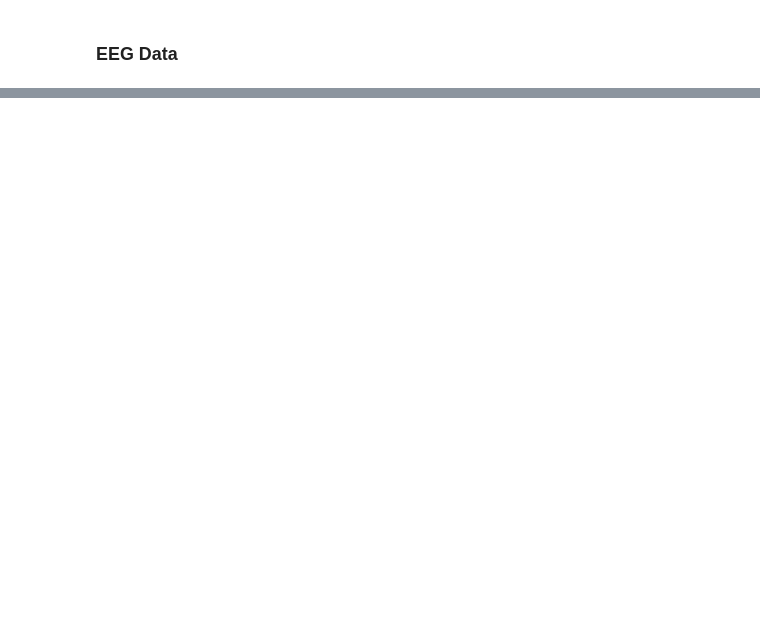
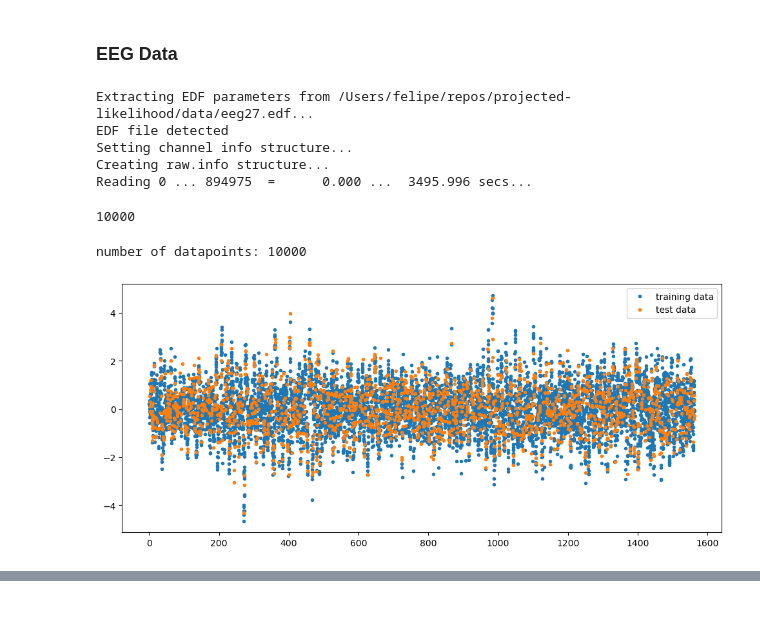
Before and after one commit to felipe-tobar/projected-likelihood, a Jupyter notebook: Experiment 3.ipynb, the cells around one changed output, grey strips where cells are left out. Saved outputs shown, nothing was run; the diff lists cells and outputs as text; code cells hidden in the pictures; blank space fills up the shorter version.

```diff
--- a/Experiment 3.ipynb
+++ b/Experiment 3.ipynb
@@ -209,34 +244,58 @@ df = pd.DataFrame(data.T, columns=channel_names)
 df["Time"] = times
 
 # random indices
-idx = np.random.choice(400000, size=4000)
+idx = np.random.choice(400000, size=10000)
 idx.sort()
 
 # use random channel and scale it
 X = df['Time'].to_numpy()[idx]
 y = 1e5*df["EEG F3-Ref"].to_numpy()[idx]
+# %% [output]
+Extracting EDF parameters from /Users/felipe/repos/projected-likelihood/data/eeg27.edf...
+EDF file detected
+Setting channel info structure...
+Creating raw.info structure...
+Reading 0 ... 894975  =      0.000 ...  3495.996 secs...
+# %%
+y_data.shape[0]
+# %% [output]
+10000
 # %%
 X_data = torch.from_numpy(X).unsqueeze(1)
 y_data = torch.from_numpy(y).unsqueeze(1)
 y_data -= torch.mean(y_data)
 y_std = torch.std(y_data)
 if y_std > 0:     # guard against division by zero
     y_data = y_data / y_std
 
-idx = torch.randperm(y_data.shape[0])[:2000]
+idx = torch.randperm(y_data.shape[0])[:8000]
 # subset of the data
 X_train = X_data[idx]
 y_train = y_data[idx]
+
+
+# mask for the "not chosen" indices
+mask = torch.ones(y_data.shape[0], dtype=torch.bool)
+mask[idx] = False
+
+# the rest of the data
+X_not = X_data[mask]
+y_not = y_data[mask]
 
 #all data
 #X_train = X_data
 #y_train = y_data
 
 
 plt.figure(figsize=(12, 5))
 plt.plot(X_train[:],y_train[:], '.', label='training data')
+plt.plot(X_not[:],y_not[:], '.', label='test data')
+plt.legend()
 #plt.plot(X_data,y_data, label='all data')
 print(f'number of datapoints: {y.shape[0]}')
+# %% [output]
+number of datapoints: 10000
+[figure, added]
 # %%
 ## training preamble
 
```
Also changed, not shown: parts of 14 cells of this notebook, 3 other files.
